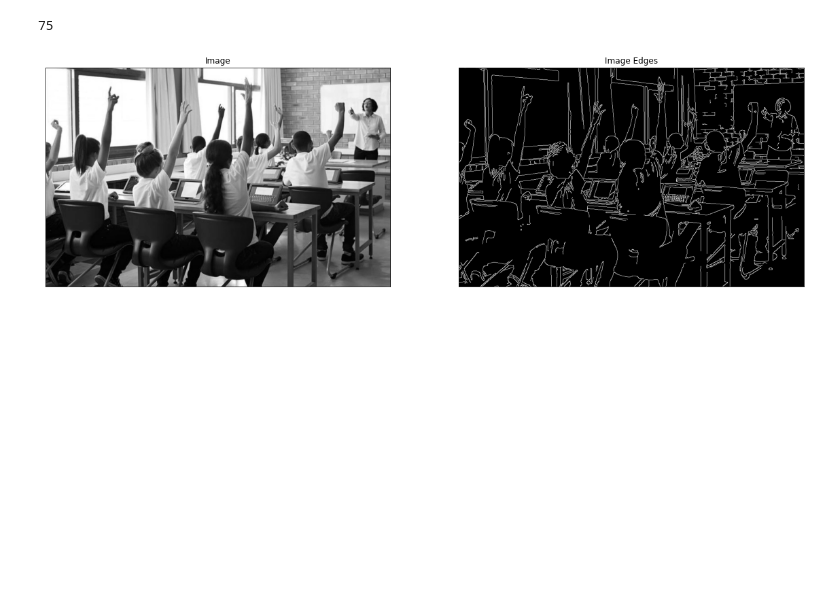
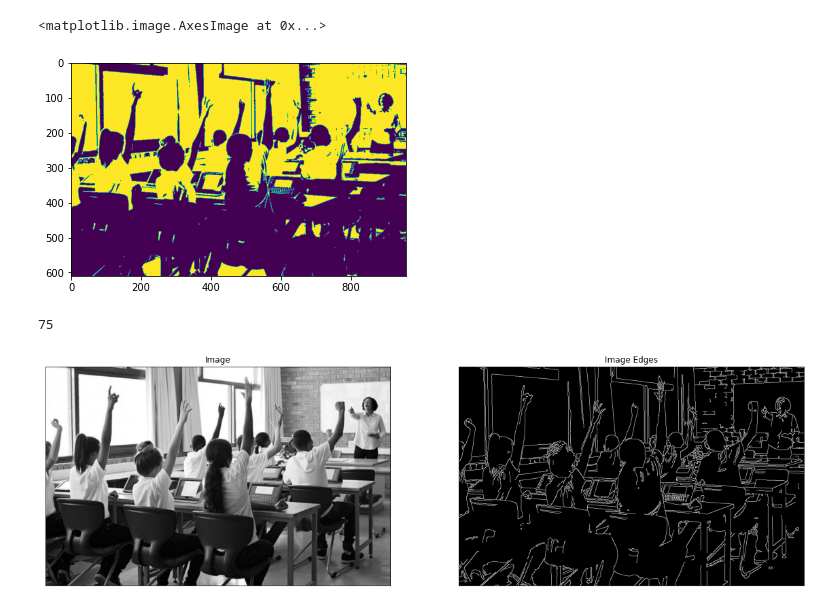
Before and after one commit to Travellerinfinity/Research-Project-A, a Jupyter notebook: blog_detection.ipynb, the cells around one changed output. Cells and saved outputs as stored; diff of their text form; code cells hidden in the pictures; blank space fills up the shorter version.

```diff
--- a/blog_detection.ipynb
+++ b/blog_detection.ipynb
@@ -19,0 +9,11 @@ cv2.destroyAllWindows()
+# %%
+image2 = cv2.imread("classroom.jpg", cv2.IMREAD_GRAYSCALE)
+thresh = 127
+im_bw = cv2.threshold(image2, thresh, 255, cv2.THRESH_BINARY)[1]
+#cv2.imwrite('blackwhite.png', im_bw)
+
+
+plt.imshow(im_bw)
+# %% [output]
+<matplotlib.image.AxesImage at 0x...>
+[figure, added]
```
Also changed, not shown: parts of 6 cells of this notebook, 9 other files.
